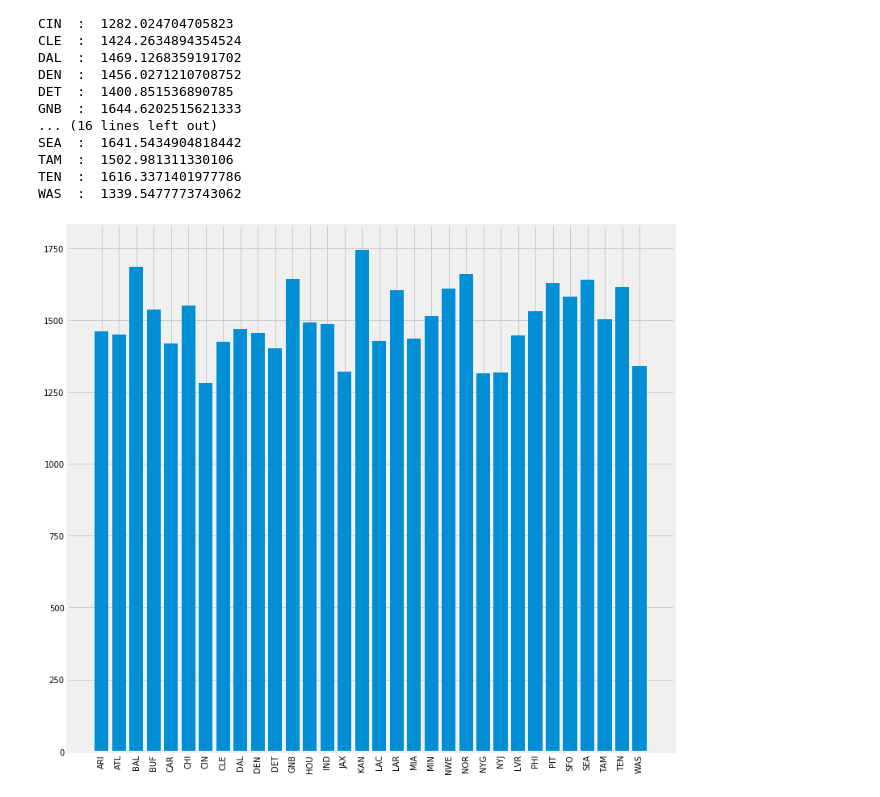
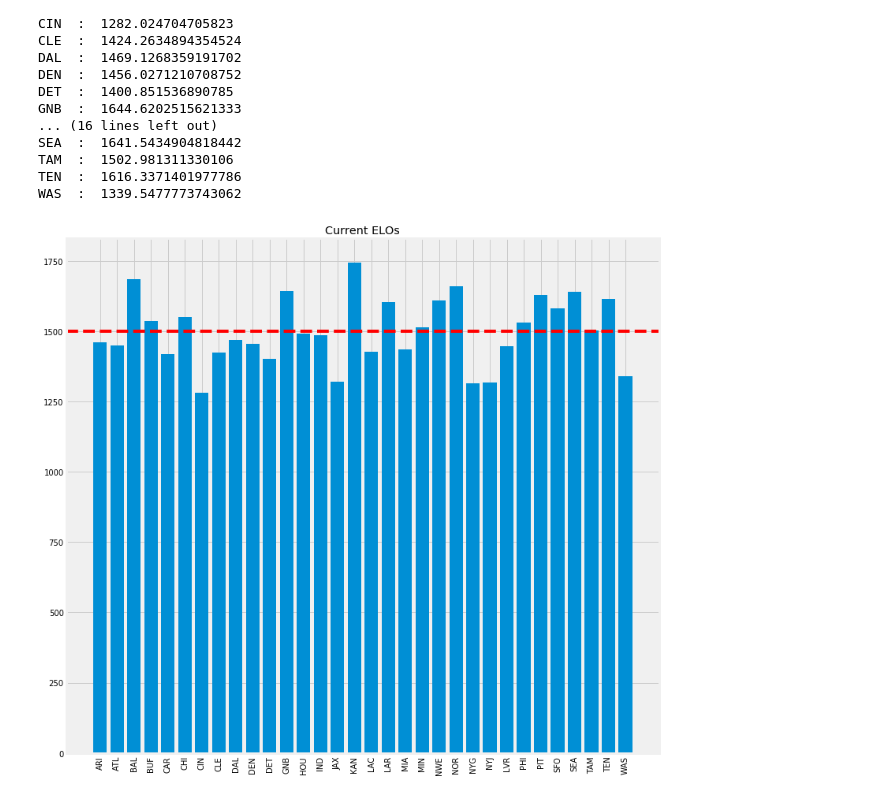
Before and after one commit to bfitzpatrick79/personal_projects, a Jupyter notebook: Experimental Projects/nfl_model/02_ELO_gen.ipynb, the cells around one changed output. Drawn from its saved outputs; the diff is of its cells as text; code cells hidden in the pictures.

```diff
--- a/Experimental Projects/nfl_model/02_ELO_gen.ipynb
+++ b/Experimental Projects/nfl_model/02_ELO_gen.ipynb
@@ -118,9 +119,11 @@ WAS  :  1339.5477773743062
 # %%
 fig = plt.figure(figsize = (12,12))
 plt.bar(elo_dict.keys(), elo_dict.values())
 plt.xticks(rotation=90)
+plt.title('Current ELOs')
+plt.axhline(1500, color='r', linestyle='--')
+
 plt.savefig('current_elos.png')
-
 plt.show()
 # %% [output]
-[figure, old version]
+[figure, new version]
```
Also changed, not shown: parts of 3 cells of this notebook, 36 other files.
